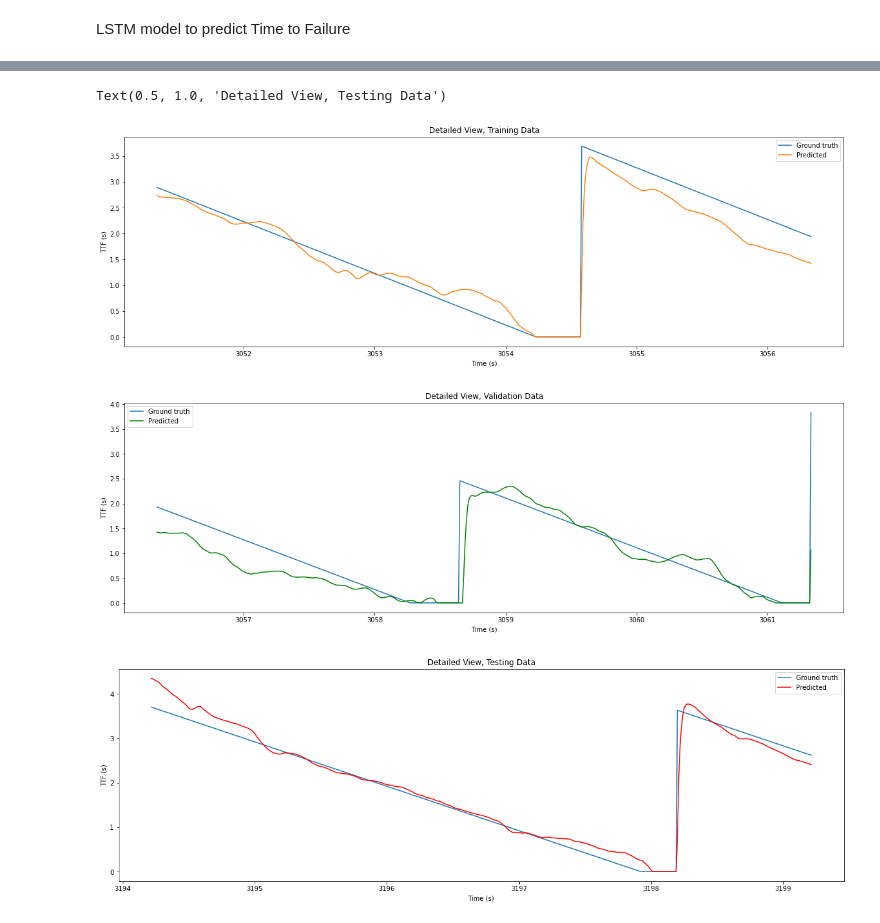
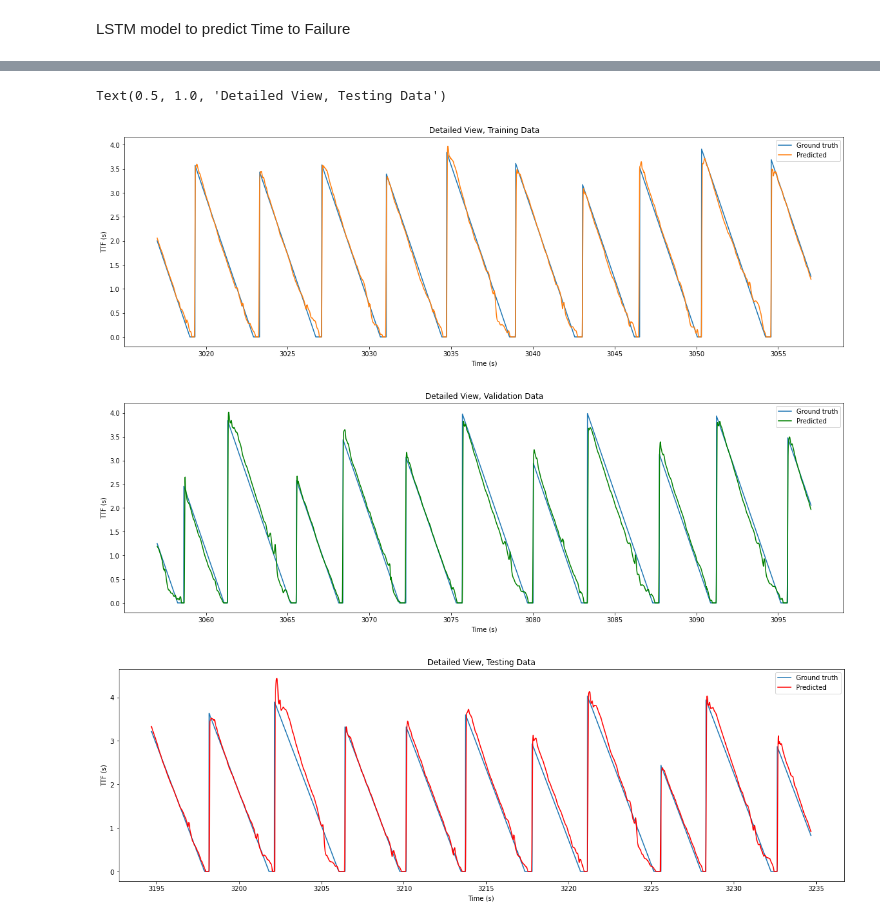
Before and after one commit to vrushaligirkar/Labquake-Prediction, a Jupyter notebook: DeepLearning/lstm_ttf.ipynb, the cells around one changed output, grey strips where cells are left out. Cells and saved outputs as stored; diff of their text form; code cells hidden in the pictures.

Commit message:
LSTM with lagged features

```diff
--- a/DeepLearning/lstm_ttf.ipynb
+++ b/DeepLearning/lstm_ttf.ipynb
@@ -44,7 +47,7 @@ df2 = pd.DataFrame({'maxFreqI_filt':data2['maxFreqI_filt'][3786:136185].ravel(),
 
 df = pd.concat([df1, df2], axis=1)
 
-df = df[['freqQAmpI_filt', 'freqQAmpI_filt_pc', 'V_filt', 'Vel_pc','TTF']]
+df = df[['freqQAmpI_filt', 'freqQAmpI_filt_pc', 'V_filt', 'maxFreqI_filt', 'Vel_pc','TTF']]
 print("Input data:\n", df)
 # %% [output]
 Input data:
@@ -66,7 +69,7 @@ Input data:
 # Preprocessing
 
 arr = df.to_numpy()
-n_steps = 60
+n_steps = 300
 xdf, ydf = create_timesteps(arr, n_steps)
 
 print('Features shape, X = ', np.shape(xdf))
@@ -107,14 +110,15 @@ np.random.seed(0)   # To get reproducible results
 #tf.random.set_seed(0)
 
 model = Sequential()
-model.add(LSTM(128, activation='relu', kernel_initializer='normal', input_shape=(X_train.shape[1], X_train.shape[2])))
-model.add(Dense(64, kernel_initializer='normal', activation='relu'))
+model.add(LSTM(32, activation='tanh', input_shape=(X_train.shape[1], X_train.shape[2]), return_sequences=True))
+model.add(LSTM(16, activation='tanh'))
+#model.add(Dense(, kernel_initializer='normal', activation='relu'))
 #model.add(Flatten())
 model.add(Dense(1, kernel_initializer='normal', activation='relu'))
 model.compile(loss='mse', optimizer='adam')
 
 start_time = time.time()
-history = model.fit(X_train, Y_train, epochs=15, batch_size=32, validation_data=(X_val, Y_val), verbose=1)
+history = model.fit(X_train, Y_train, epochs=10, batch_size=32, validation_data=(X_val, Y_val), verbose=1)
 end_time = time.time()
 
 plt.plot(history.history['loss'], label='train')
@@ -123,4 +127,15 @@ plt.legend()
 plt.show()
 
 print("---Training time: %0.8f seconds ---" % (end_time - start_time))
+
+y_predTrain = model.predict(X_train)
+train_r2 = r2_score(Y_train, y_predTrain)
+train_rmse = np.sqrt(mean_squared_error(Y_train, y_predTrain))
+
+y_predVal = model.predict(X_val)
+val_r2 = r2_score(Y_val, y_predVal)
+val_rmse = np.sqrt(mean_squared_error(Y_val, y_predVal))
+
+print("R2 scores: Train - %0.5f, Validation - %0.5f" %(train_r2, val_r2))
+print("RMSE scores: Train - %0.5f, Validation - %0.5f" %(train_rmse, val_rmse))
 # %% [output]
@@ -193,7 +204,7 @@ RMSE scores: Train - 0.32396, Validation - 0.33407, Test - 0.44746
 # %%
 # Overall plot
 
-ttime = df1['Time'][n_steps-1:]
+ttime = df1['Time'][n_steps:]
 t1, testtime = train_test_split(ttime, test_size=0.2, shuffle=False)
 traintime, valtime = train_test_split(t1, test_size=0.1, shuffle=False)
 
@@ -241,34 +252,34 @@ results_plot(3, testtime, y_test, y_predTest, 'Testing data', 'r')
 # %%
 # Detailed view of the plots
 
-n=500
+n=4000
 
 fig = plt.figure(4, figsize=(20,6))
 plt.plot(traintime[-n:], Y_train[-n:])
 plt.plot(traintime[-n:], y_predTrain[-n:])
 plt.xlabel('Time (s)')
 plt.ylabel('TTF (s)')
 plt.legend(['Ground truth', 'Predicted'])
 plt.title('Detailed View, Training Data')
 
 fig = plt.figure(5, figsize=(20,6))
 plt.plot(valtime[:n], Y_val[:n])
 plt.plot(valtime[:n], y_predVal[:n], 'g')
 plt.xlabel('Time (s)')
 plt.ylabel('TTF (s)')
 plt.legend(['Ground truth', 'Predicted'])
 plt.title('Detailed View, Validation Data')
 
 st_i = 3200
 fig = plt.figure(6, figsize=(20,6))
 plt.plot(testtime[st_i:st_i+n], y_test[st_i:st_i+n])
 plt.plot(testtime[st_i:st_i+n], y_predTest[st_i:st_i+n], 'r')
 plt.xlabel('Time (s)')
 plt.ylabel('TTF (s)')
 plt.legend(['Ground truth', 'Predicted'])
 plt.title('Detailed View, Testing Data')
 # %% [output]
 Text(0.5, 1.0, 'Detailed View, Testing Data')
-[figure, old version]
+[figure, new version]
-[figure, old version]
+[figure, new version]
-[figure, old version]
+[figure, new version]
```
Also changed, not shown: parts of 11 cells of this notebook, 2 other files.
